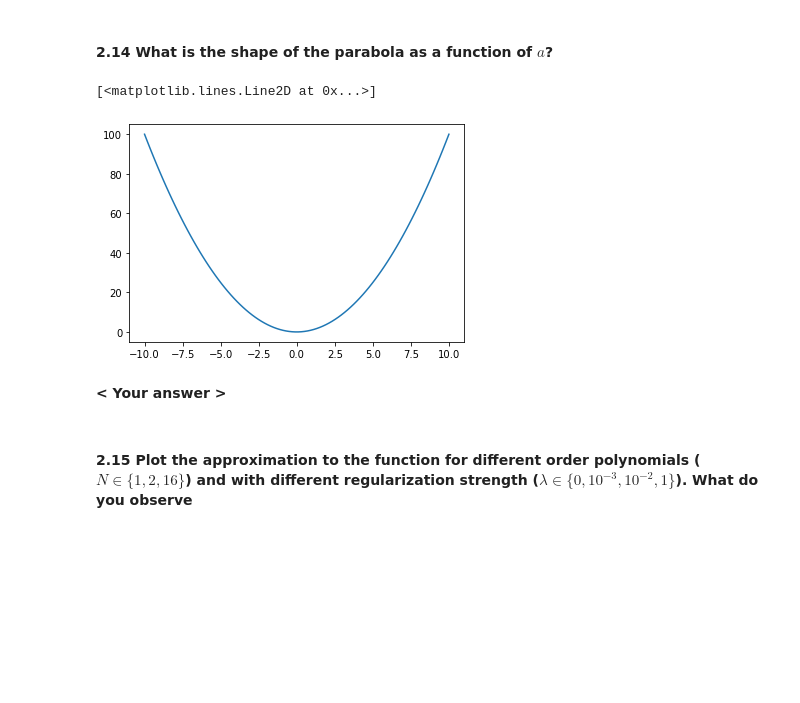
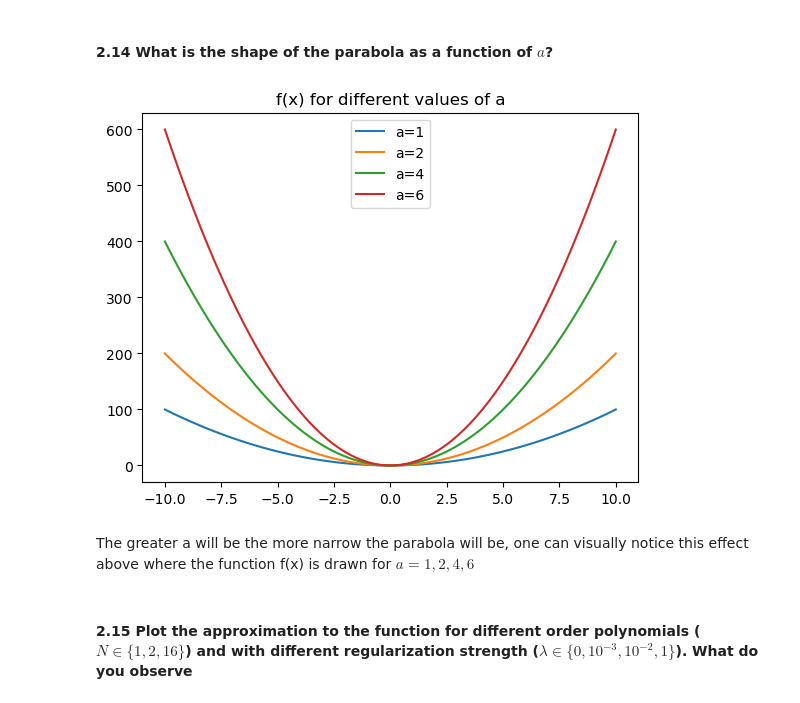
Before and after one commit to AloIsCoding/modeling-lab-project, a Jupyter notebook: Block 3/theory_assignment.ipynb, the cells around one changed output. Cells and saved outputs as stored; diff of their text form; code cells hidden in the pictures; blank space fills up the shorter version.

```diff
--- a/Block 3/theory_assignment.ipynb
+++ b/Block 3/theory_assignment.ipynb
@@ -298,13 +312,19 @@ def parabola(x, a = 1):
     return a * x ** 2
 # %%
 x_axis_parabola = np.linspace(-10, 10, 100)
-# %%
-plt.plot(x_axis_parabola, parabola(x_axis_parabola))
-# %% [output]
-[<matplotlib.lines.Line2D at 0x...>]
-[figure, removed]
-# %% [markdown]
-__< Your answer >__
+# %%
+plt.plot(x_axis_parabola, parabola(x_axis_parabola, 1), label='a=1')
+plt.plot(x_axis_parabola, parabola(x_axis_parabola, 2),label='a=2')
+plt.plot(x_axis_parabola, parabola(x_axis_parabola, 4),label='a=4')
+plt.plot(x_axis_parabola, parabola(x_axis_parabola, 6),label='a=6')
+plt.legend()
+plt.title('f(x) for different values of a')
+
+plt.show()
+# %% [output]
+[figure, added]
+# %% [markdown]
+The greater a will be the more narrow the parabola will be, one can visually notice this effect above where the function f(x) is drawn for $a={1,2,4,6}$
 # %% [markdown]
 #### 2.15 Plot the approximation to the function for different order polynomials ($N \in \{1, 2, 16\}$) and with different regularization strength ($\lambda \in \{0, 10^{-3}, 10^{-2}, 1\}$). What do you observe
 # %%
```
Also changed, not shown: parts of 19 cells of this notebook.
